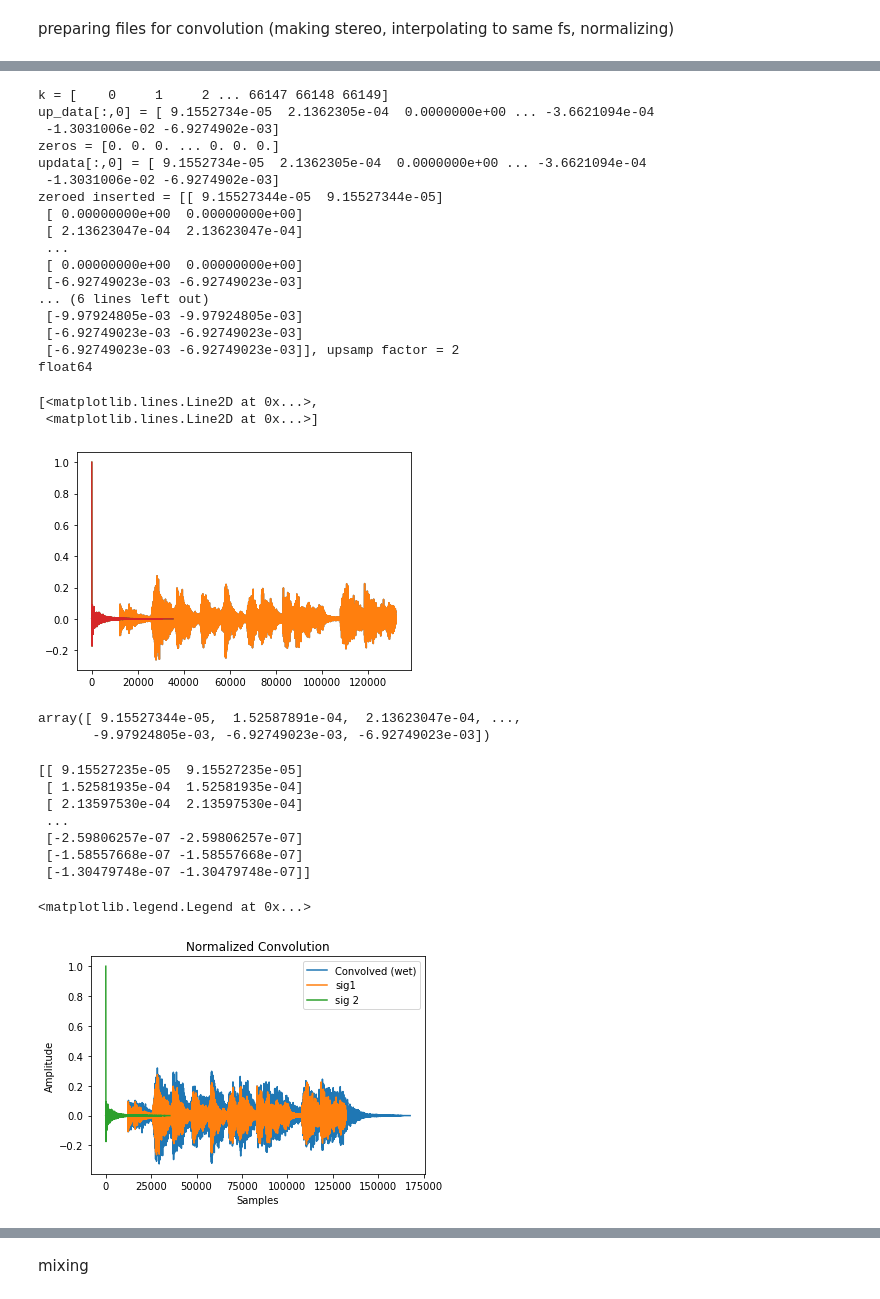
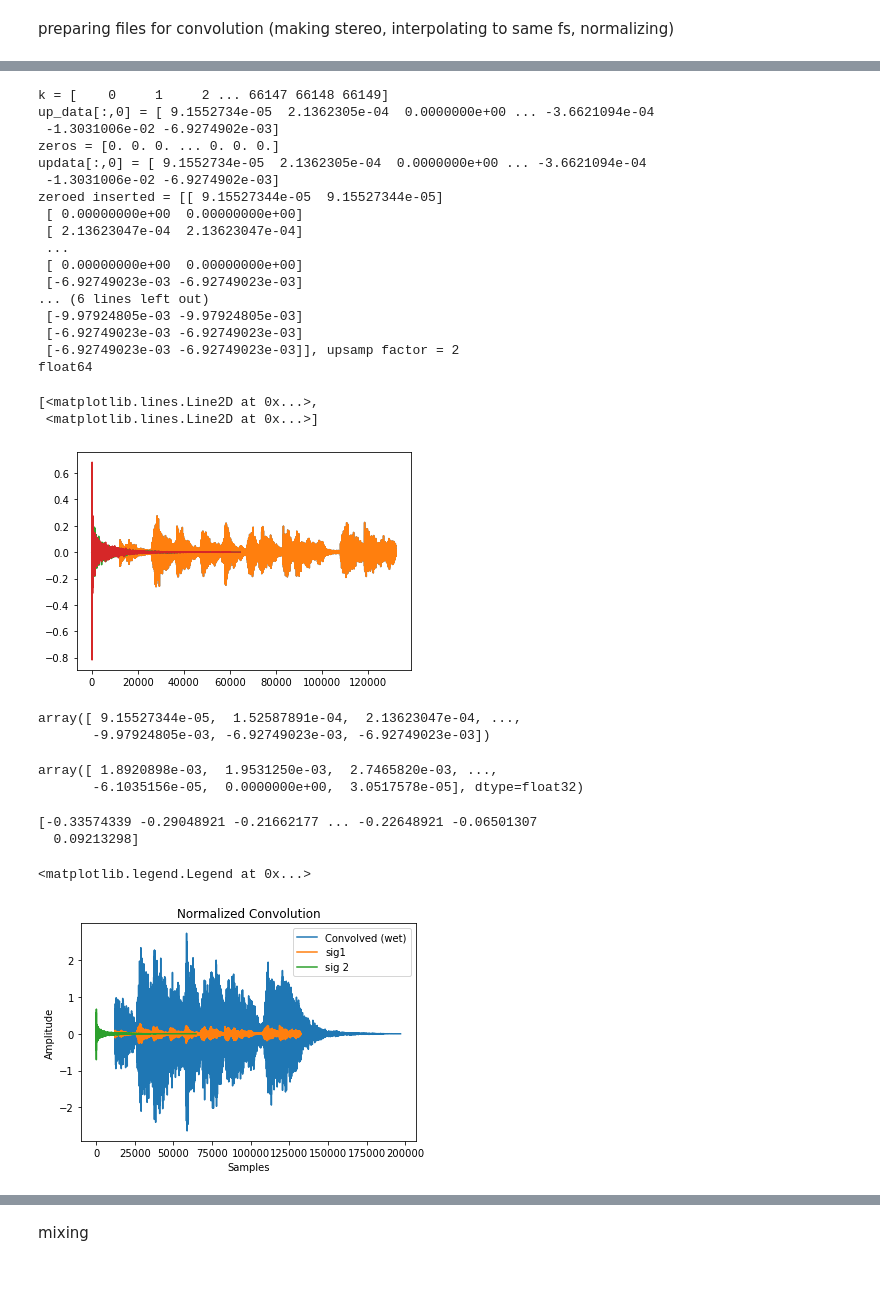
Before and after one commit to anniejchu/artificialreverb, a Jupyter notebook: RecordedIRs.ipynb, the cells around one changed output, grey strips where cells are left out. Drawn from its saved outputs; the diff is of its cells as text; code cells hidden in the pictures.

```diff
--- a/RecordedIRs.ipynb
+++ b/RecordedIRs.ipynb
@@ -98,7 +98,8 @@ stereo = "/Users/anniechu/Desktop/MutedPop.wav"
 """ initiating sample Impulse Response .wav files """
 
 ir1 = "/Users/anniechu/Documents/artificialreverb/WireGrind-IR-44100-v2/mono/WireGrind_m_0.8s_06w_900Hz_02m.wav"
-ir2 = "xyx"
-IR = ir1
+ir2 = "/Users/anniechu/Documents/artificialreverb/balloon samples/trimmed/sci classroom/cut_080101-003.wav"
+ir3 = "/Users/anniechu/Documents/artificialreverb/WireGrind-IR-44100-v2/mono/WireGrind_m_0.8s_06w_900Hz_10m.wav"
+ir4 = "/Users/anniechu/Documents/artificialreverb/balloon samples/trimmed/sci classroom/hallwayir.wav"
 # %% [markdown]
 reading in file content
@@ -105,7 +110,7 @@ reading in file content
 # %%
 """choosing files """
 input_sig = mono
-IR = ir1
+IR = ir4
 # %%
 """CAN DELETE reading in input signal .wav file"""
 
@@ -256,5 +262,5 @@ zeroed inserted = [[ 9.15527344e-05  9.15527344e-05]
 float64
 [<matplotlib.lines.Line2D at 0x...>,
  <matplotlib.lines.Line2D at 0x...>]
-[figure, old version]
+[figure, new version]
 # %%
@@ -262,27 +268,28 @@ upsampled_sig1[:,0]
 # %% [output]
 array([ 9.15527344e-05,  1.52587891e-04,  2.13623047e-04, ...,
        -9.97924805e-03, -6.92749023e-03, -6.92749023e-03])
+# %%
+sig2[:,1]
+# %% [output]
+array([ 1.8920898e-03,  1.9531250e-03,  2.7465820e-03, ...,
+       -6.1035156e-05,  0.0000000e+00,  3.0517578e-05], dtype=float32)
 # %%
 #conv
 wet_sig_L = signal.convolve(upsampled_sig1[:,0], sig2[:,0], mode='full', method='auto')
 wet_sig_R = signal.convolve(upsampled_sig1[:,1], sig2[:,1], mode='full', method='auto')
 wet_sig = np.stack((wet_sig_L, wet_sig_R), axis = -1)
 
-print(wet_sig)
-plt.plot(wet_sig[:,0]);
-plt.plot(upsampled_sig1[:,0])
-plt.plot(sig2[:,0])
+print(wet_sig_L[35000:40000])
+figure()
+plt.plot(wet_sig[:,0], label = "wet sig stereo");
+plt.plot(upsampled_sig1[:,0]);
+plt.plot(sig2[:,0]);
 plt.title("Normalized Convolution");
 plt.xlabel("Samples");
 plt.ylabel("Amplitude");
 plt.legend(["Convolved (wet)", "sig1", "sig 2"])
 # %% [output]
-[[ 9.15527235e-05  9.15527235e-05]
- [ 1.52581935e-04  1.52581935e-04]
- [ 2.13597530e-04  2.13597530e-04]
- ...
- [-2.59806257e-07 -2.59806257e-07]
- [-1.58557668e-07 -1.58557668e-07]
- [-1.30479748e-07 -1.30479748e-07]]
+[-0.33574339 -0.29048921 -0.21662177 ... -0.22648921 -0.06501307
+  0.09213298]
 <matplotlib.legend.Legend at 0x...>
-[figure, old version]
+[figure, new version]
```
Also changed, not shown: parts of 10 cells of this notebook.
